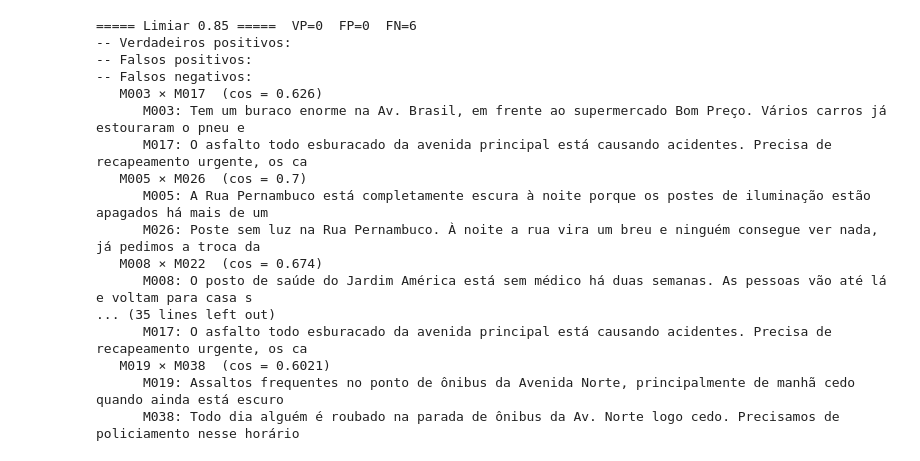
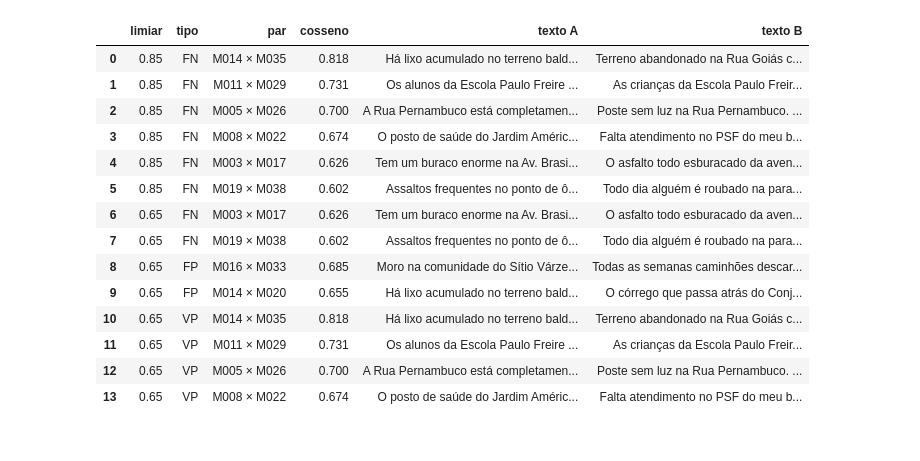
Before and after one commit to NicolasBritoFC/trabalhos-ri-busca, a Jupyter notebook: desafio_ouvidoria/deteccao_duplicatas.ipynb, the cells around one changed output. Drawn from its saved outputs; the diff is of its cells as text; code cells hidden in the pictures.

```diff
--- a/desafio_ouvidoria/deteccao_duplicatas.ipynb
+++ b/desafio_ouvidoria/deteccao_duplicatas.ipynb
@@ -152,40 +148,30 @@ plt.tight_layout(); plt.show()
-# %%
-LIMIAR_ESCOLHIDO = float(melhor["Limiar"])
-texto = dict(zip(df["id"], df["texto"]))
-
-def avaliar(limiar):
-    achados = detectar_duplicatas(df["texto"], limiar=limiar, ids=df["id"].tolist())
-    achados_set = {tuple(sorted(p[:2])) for p in achados}
-    vp = [p for p in achados if tuple(sorted(p[:2])) in gabarito]
-    fp = [p for p in achados if tuple(sorted(p[:2])) not in gabarito]
-    fn = [(a, b, round(float(S[idx[a], idx[b]]), 4)) for a, b in sorted(gabarito) if (a, b) not in achados_set]
-    return vp, fp, fn
-
-for limiar in [0.85, LIMIAR_ESCOLHIDO]:
-    vp, fp, fn = avaliar(limiar)
-    print(f"\n===== Limiar {limiar} =====  VP={len(vp)}  FP={len(fp)}  FN={len(fn)}")
-    for nome, lista in [("Verdadeiros positivos", vp), ("Falsos positivos", fp), ("Falsos negativos", fn)]:
-        print(f"-- {nome}:")
-        for a, b, s in lista:
-            print(f"   {a} × {b}  (cos = {s})")
-            print(f"      {a}: {texto[a][:110]}")
-            print(f"      {b}: {texto[b][:110]}")
-# %% [output]
-===== Limiar 0.85 =====  VP=0  FP=0  FN=6
--- Verdadeiros positivos:
--- Falsos positivos:
--- Falsos negativos:
-   M003 × M017  (cos = 0.626)
-      M003: Tem um buraco enorme na Av. Brasil, em frente ao supermercado Bom Preço. Vários carros já estouraram o pneu e
-      M017: O asfalto todo esburacado da avenida principal está causando acidentes. Precisa de recapeamento urgente, os ca
-   M005 × M026  (cos = 0.7)
-      M005: A Rua Pernambuco está completamente escura à noite porque os postes de iluminação estão apagados há mais de um
-      M026: Poste sem luz na Rua Pernambuco. À noite a rua vira um breu e ninguém consegue ver nada, já pedimos a troca da
-   M008 × M022  (cos = 0.674)
-      M008: O posto de saúde do Jardim América está sem médico há duas semanas. As pessoas vão até lá e voltam para casa s
-... (35 lines left out)
-      M017: O asfalto todo esburacado da avenida principal está causando acidentes. Precisa de recapeamento urgente, os ca
-   M019 × M038  (cos = 0.6021)
-      M019: Assaltos frequentes no ponto de ônibus da Avenida Norte, principalmente de manhã cedo quando ainda está escuro
-      M038: Todo dia alguém é roubado na parada de ônibus da Av. Norte logo cedo. Precisamos de policiamento nesse horário
+# %%
+texto = dict(zip(base["id"], base["texto"]))
+
+def classificar(limiar):
+    achados = {tuple(sorted(p[:2])) for p in detectar_duplicatas(base["texto"], limiar, vetorizador, base["id"])}
+    linhas = [(par, "VP" if par in gabarito else "FP") for par in achados]
+    linhas += [(par, "FN") for par in gabarito - achados]
+    return pd.DataFrame([{"limiar": limiar, "tipo": tipo, "par": f"{a} × {b}",
+                          "cosseno": round(float(S[pos[a], pos[b]]), 3),
+                          "texto A": texto[a][:95] + "…", "texto B": texto[b][:95] + "…"}
+                         for (a, b), tipo in linhas]).sort_values(["tipo", "cosseno"], ascending=[True, False])
+
+pd.concat([classificar(0.85), classificar(escolhido)], ignore_index=True)
+# %% [output]
+|  | limiar | tipo | par | cosseno | texto A | texto B |
+| 0 | 0.85 | FN | M014 × M035 | 0.818 | Há lixo acumulado no terreno bald... | Terreno abandonado na Rua Goiás c... |
+| 1 | 0.85 | FN | M011 × M029 | 0.731 | Os alunos da Escola Paulo Freire ... | As crianças da Escola Paulo Freir... |
+| 2 | 0.85 | FN | M005 × M026 | 0.700 | A Rua Pernambuco está completamen... | Poste sem luz na Rua Pernambuco. ... |
+| 3 | 0.85 | FN | M008 × M022 | 0.674 | O posto de saúde do Jardim Améric... | Falta atendimento no PSF do meu b... |
+| 4 | 0.85 | FN | M003 × M017 | 0.626 | Tem um buraco enorme na Av. Brasi... | O asfalto todo esburacado da aven... |
+| 5 | 0.85 | FN | M019 × M038 | 0.602 | Assaltos frequentes no ponto de ô... | Todo dia alguém é roubado na para... |
+| 6 | 0.65 | FN | M003 × M017 | 0.626 | Tem um buraco enorme na Av. Brasi... | O asfalto todo esburacado da aven... |
+| 7 | 0.65 | FN | M019 × M038 | 0.602 | Assaltos frequentes no ponto de ô... | Todo dia alguém é roubado na para... |
+| 8 | 0.65 | FP | M016 × M033 | 0.685 | Moro na comunidade do Sítio Várze... | Todas as semanas caminhões descar... |
+| 9 | 0.65 | FP | M014 × M020 | 0.655 | Há lixo acumulado no terreno bald... | O córrego que passa atrás do Conj... |
+| 10 | 0.65 | VP | M014 × M035 | 0.818 | Há lixo acumulado no terreno bald... | Terreno abandonado na Rua Goiás c... |
+| 11 | 0.65 | VP | M011 × M029 | 0.731 | Os alunos da Escola Paulo Freire ... | As crianças da Escola Paulo Freir... |
+| 12 | 0.65 | VP | M005 × M026 | 0.700 | A Rua Pernambuco está completamen... | Poste sem luz na Rua Pernambuco. ... |
+| 13 | 0.65 | VP | M008 × M022 | 0.674 | O posto de saúde do Jardim Améric... | Falta atendimento no PSF do meu b... |
 # %% [markdown]
```
Also changed, not shown: parts of 19 cells of this notebook, 10 other files.
